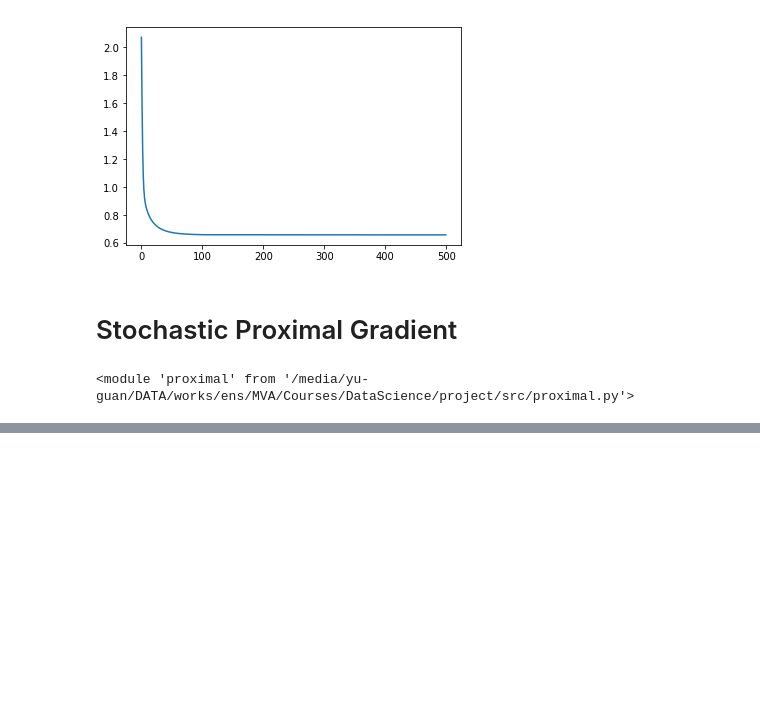
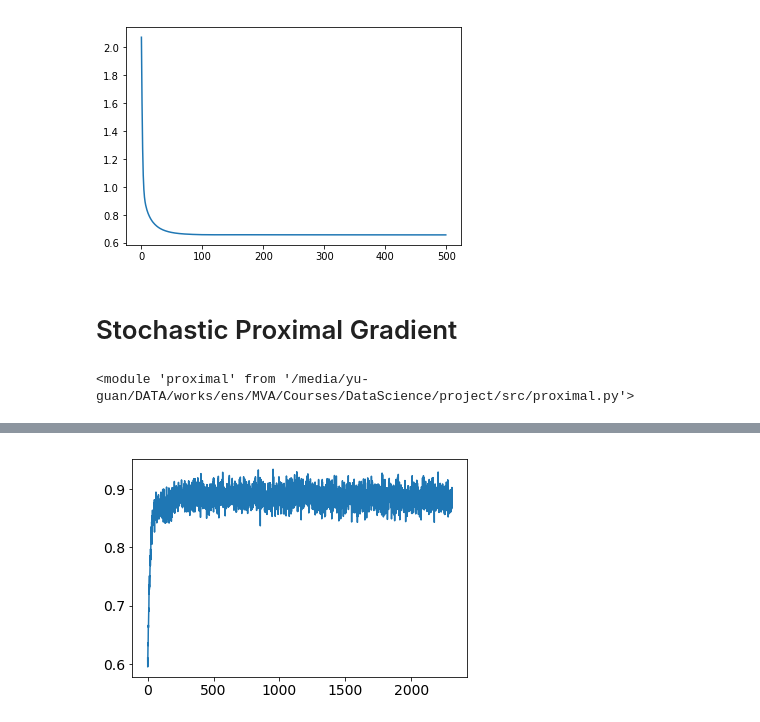
Before and after one commit to cyber-meow/FISTA, a Jupyter notebook: LASSO.ipynb, the cells around one changed output, grey strips where cells are left out. Saved outputs shown, nothing was run; the diff lists cells and outputs as text; code cells hidden in the pictures; blank space fills up the shorter version.

```diff
--- a/LASSO.ipynb
+++ b/LASSO.ipynb
@@ -298,0 +302,4 @@ tensor(25, device='cuda:0')
+# %%
+plot_sparsity_f1_scores(clf_stoch, 'decay lr + cst batch size', div=1000)
+# %% [output]
+[figure, added]
```
Also changed, not shown: parts of 44 cells of this notebook, 1 other file.
